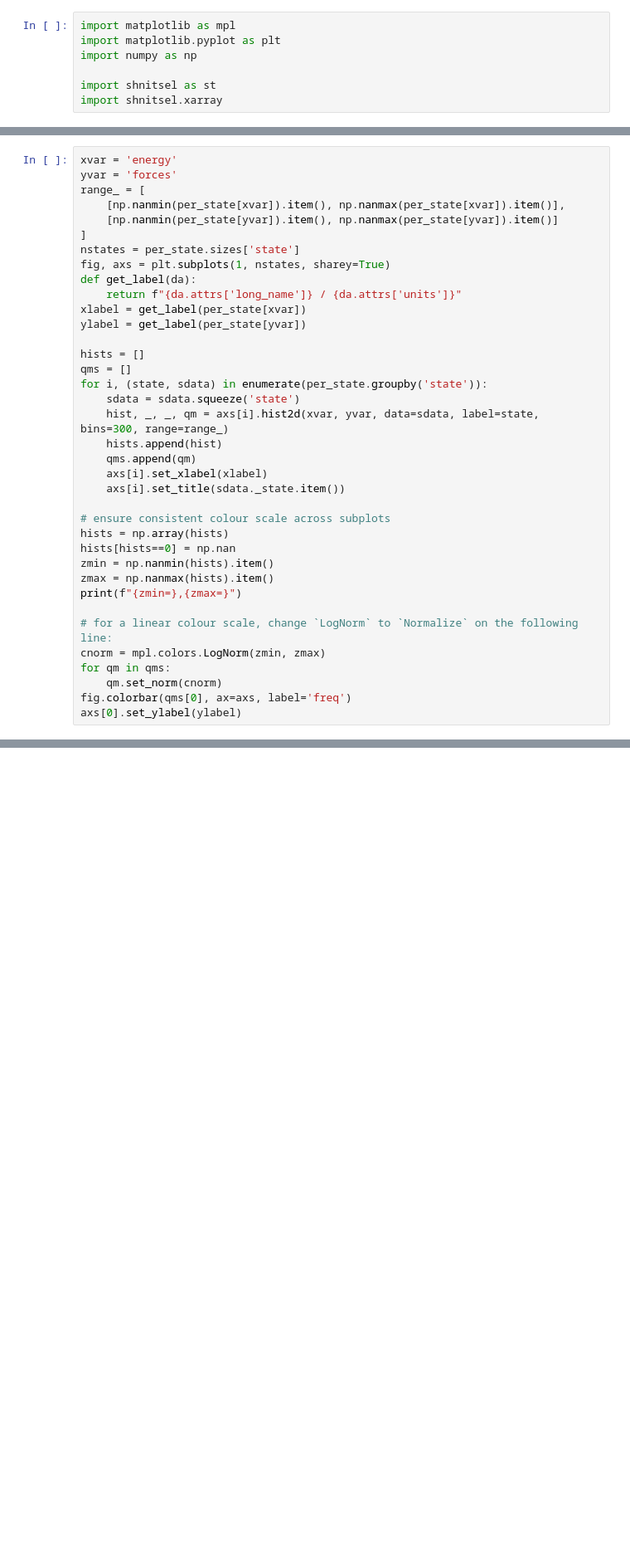
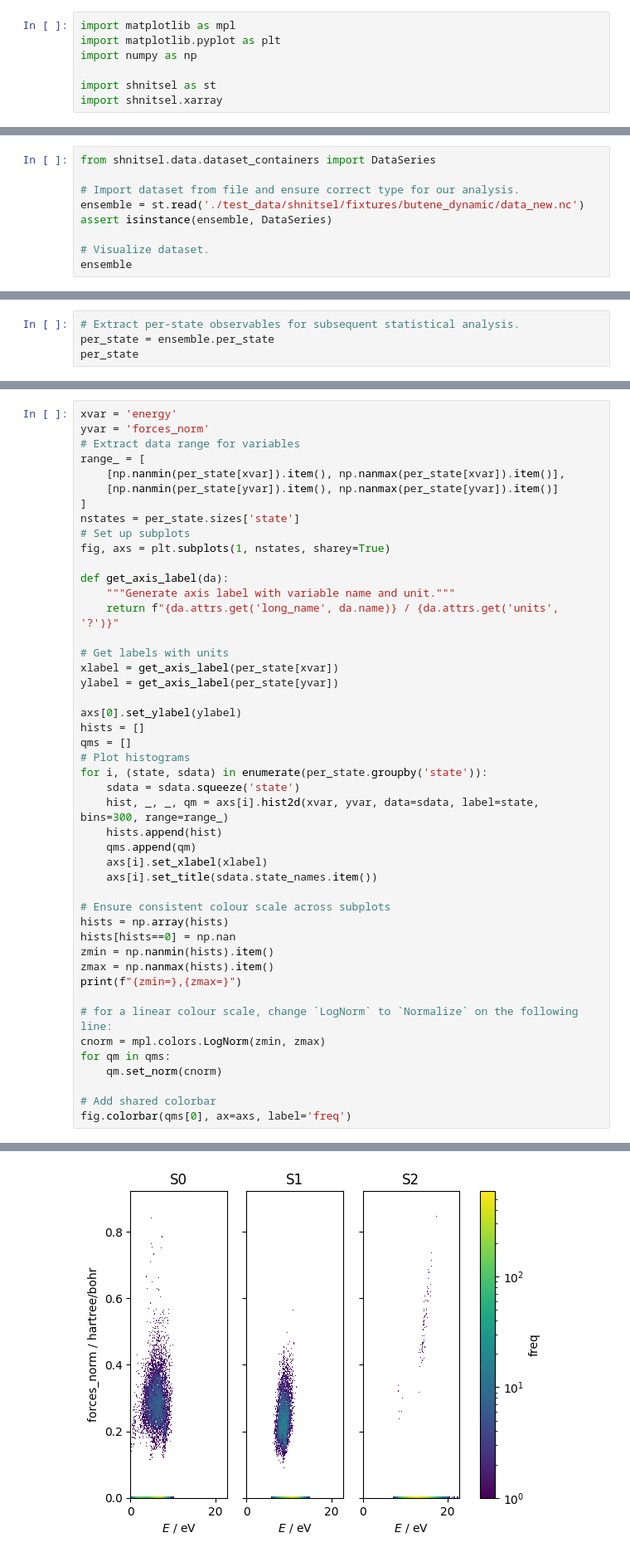
Before and after one commit to SHNITSEL/shnitsel-tools, a Jupyter notebook: tutorials/2_3_PS_energy_forces.ipynb, the cells around one changed output, grey strips where cells are left out. Shown at 83% size. Drawn from its saved outputs; the diff is of its cells as text; blank space fills up the shorter version.

Commit message:
Update energy forces plot example to new API and new fixtures

```diff
--- a/tutorials/2_3_PS_energy_forces.ipynb
+++ b/tutorials/2_3_PS_energy_forces.ipynb
@@ -13,0 +8,9 @@ per_state
+# %%
+from shnitsel.data.dataset_containers import DataSeries
+
+# Import dataset from file and ensure correct type for our analysis.
+ensemble = st.read('./test_data/shnitsel/fixtures/butene_dynamic/data_new.nc')
+assert isinstance(ensemble, DataSeries)
+
+# Visualize dataset.
+ensemble
@@ -13,0 +35,4 @@ per_state
+# %%
+# Extract per-state observables for subsequent statistical analysis.
+per_state = ensemble.per_state
+per_state
@@ -14,28 +57,36 @@ per_state
 # %%
 xvar = 'energy'
-yvar = 'forces'
+yvar = 'forces_norm'
+# Extract data range for variables
 range_ = [
     [np.nanmin(per_state[xvar]).item(), np.nanmax(per_state[xvar]).item()],
     [np.nanmin(per_state[yvar]).item(), np.nanmax(per_state[yvar]).item()]
 ]
 nstates = per_state.sizes['state']
+# Set up subplots
 fig, axs = plt.subplots(1, nstates, sharey=True)
-def get_label(da):
-    return f"{da.attrs['long_name']} / {da.attrs['units']}"
-xlabel = get_label(per_state[xvar])
-ylabel = get_label(per_state[yvar])
 
+def get_axis_label(da):
+    """Generate axis label with variable name and unit."""
+    return f"{da.attrs.get('long_name', da.name)} / {da.attrs.get('units', '?')}"
+
+# Get labels with units
+xlabel = get_axis_label(per_state[xvar])
+ylabel = get_axis_label(per_state[yvar])
+
+axs[0].set_ylabel(ylabel)
 hists = []
 qms = []
+# Plot histograms
 for i, (state, sdata) in enumerate(per_state.groupby('state')):
     sdata = sdata.squeeze('state')
     hist, _, _, qm = axs[i].hist2d(xvar, yvar, data=sdata, label=state, bins=300, range=range_)
     hists.append(hist)
     qms.append(qm)
     axs[i].set_xlabel(xlabel)
-    axs[i].set_title(sdata._state.item())
+    axs[i].set_title(sdata.state_names.item())
 
-# ensure consistent colour scale across subplots
+# Ensure consistent colour scale across subplots
 hists = np.array(hists)
 hists[hists==0] = np.nan
 zmin = np.nanmin(hists).item()
@@ -46,5 +97,7 @@ print(f"{zmin=},{zmax=}")
 cnorm = mpl.colors.LogNorm(zmin, zmax)
 for qm in qms:
     qm.set_norm(cnorm)
+
+# Add shared colorbar
 fig.colorbar(qms[0], ax=axs, label='freq')
-axs[0].set_ylabel(ylabel)
+# %% [output]
@@ -50,0 +106 @@ axs[0].set_ylabel(ylabel)
+[figure, added]
```
Also changed, not shown: parts of 5 cells of this notebook.
